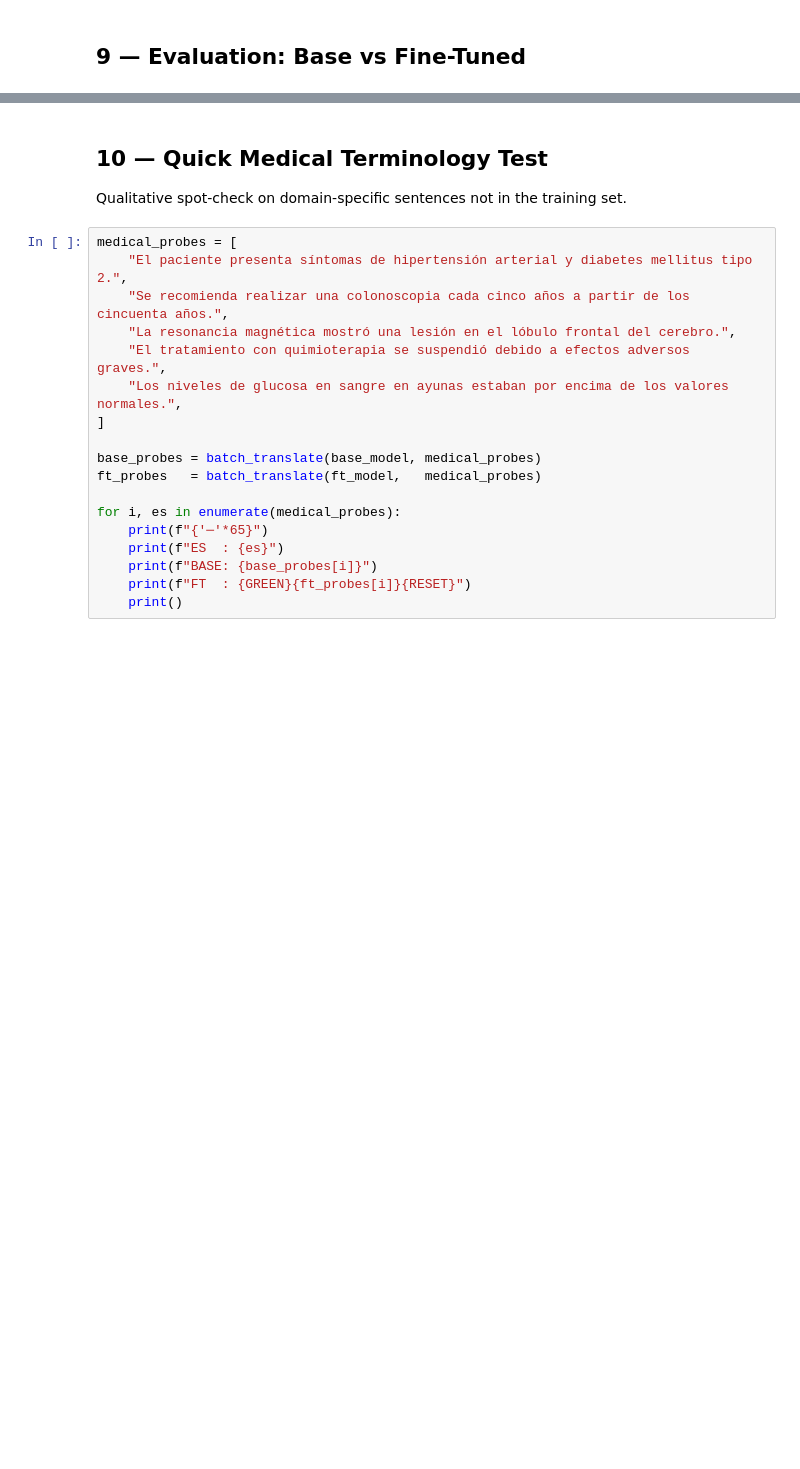
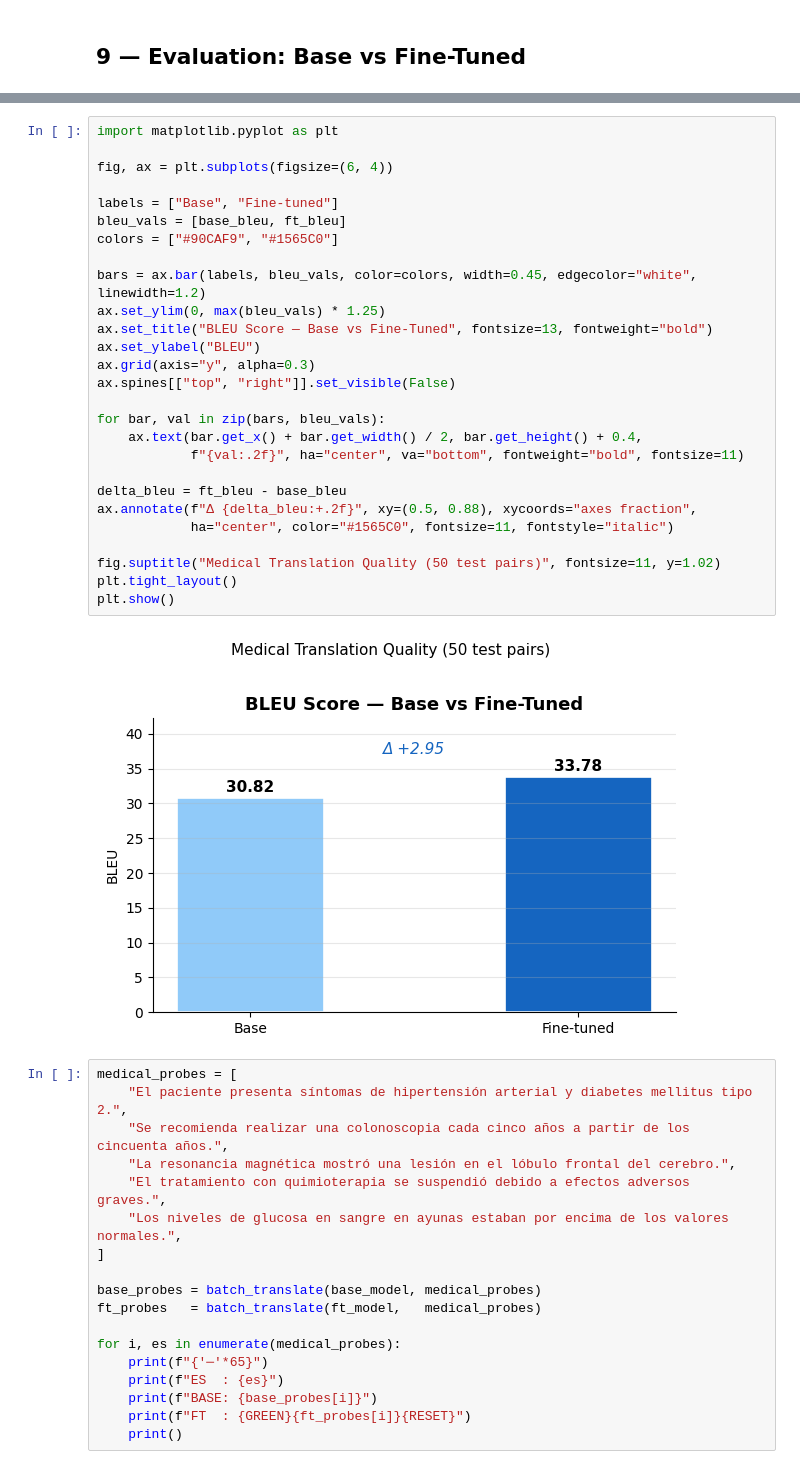
Before and after one commit to Gusgus127/Personalized-Translation-Engines, a Jupyter notebook: mespen-medical-finetune.ipynb, the cells around one changed output, grey strips where cells are left out. Saved outputs shown, nothing was run; the diff lists cells and outputs as text; blank space fills up the shorter version.

Commit message:
plots

```diff
--- a/mespen-medical-finetune.ipynb
+++ b/mespen-medical-finetune.ipynb
@@ -548,7 +504,32 @@ FT   : Knee Injuries and Disorders
-# %% [markdown]
-## 10 — Quick Medical Terminology Test
-
-Qualitative spot-check on domain-specific sentences not in the training set.
+# %%
+import matplotlib.pyplot as plt
+
+fig, ax = plt.subplots(figsize=(6, 4))
+
+labels = ["Base", "Fine-tuned"]
+bleu_vals = [base_bleu, ft_bleu]
+colors = ["#90CAF9", "#1565C0"]
+
+bars = ax.bar(labels, bleu_vals, color=colors, width=0.45, edgecolor="white", linewidth=1.2)
+ax.set_ylim(0, max(bleu_vals) * 1.25)
+ax.set_title("BLEU Score — Base vs Fine-Tuned", fontsize=13, fontweight="bold")
+ax.set_ylabel("BLEU")
+ax.grid(axis="y", alpha=0.3)
+ax.spines[["top", "right"]].set_visible(False)
+
+for bar, val in zip(bars, bleu_vals):
+    ax.text(bar.get_x() + bar.get_width() / 2, bar.get_height() + 0.4,
+            f"{val:.2f}", ha="center", va="bottom", fontweight="bold", fontsize=11)
+
+delta_bleu = ft_bleu - base_bleu
+ax.annotate(f"Δ {delta_bleu:+.2f}", xy=(0.5, 0.88), xycoords="axes fraction",
+            ha="center", color="#1565C0", fontsize=11, fontstyle="italic")
+
+fig.suptitle("Medical Translation Quality (50 test pairs)", fontsize=11, y=1.02)
+plt.tight_layout()
+plt.show()
+# %% [output]
+[figure, added]
 # %%
 medical_probes = [
     "El paciente presenta síntomas de hipertensión arterial y diabetes mellitus tipo 2.",
```
Also changed, not shown: parts of 12 cells of this notebook.
